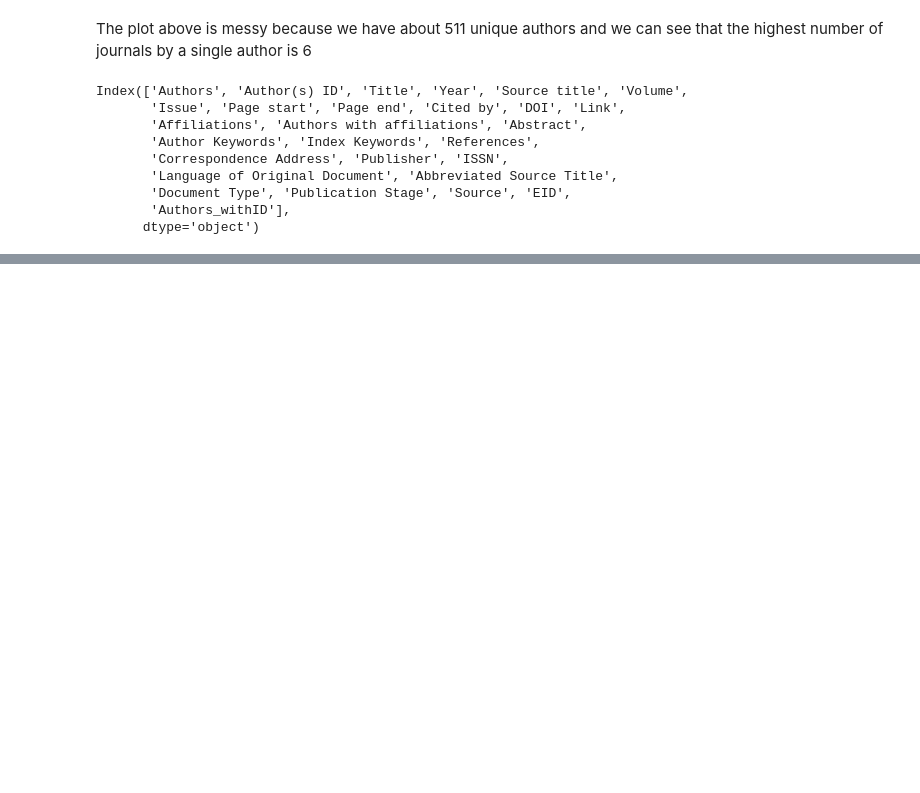
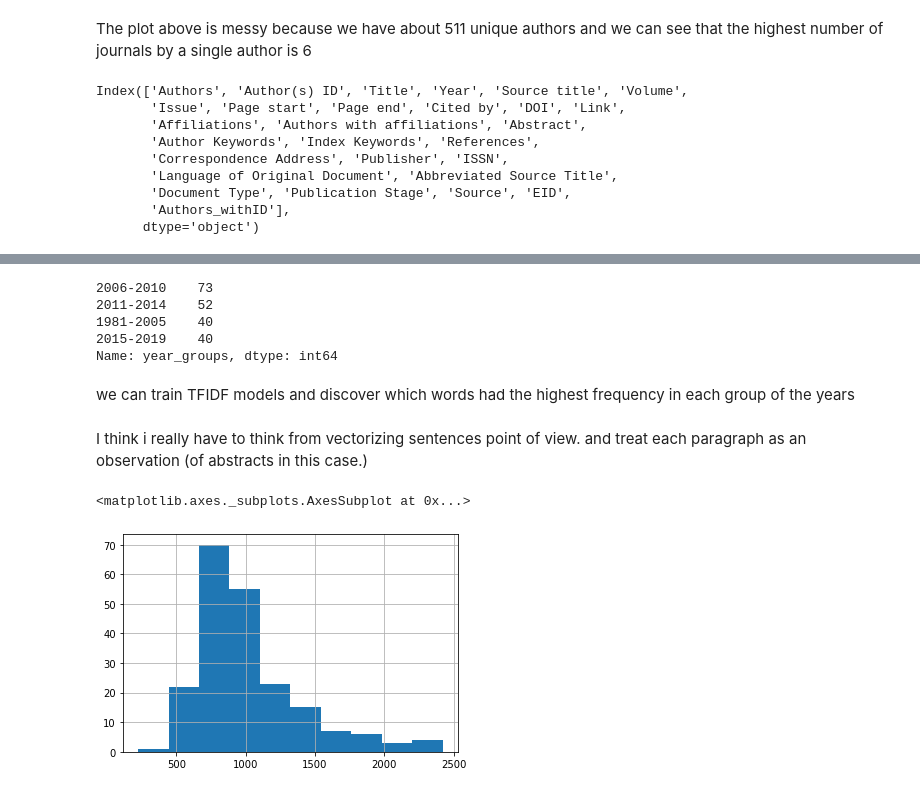
Before and after one commit to rahulgundre/HDSCWINTER-22_Premier-project, a Jupyter notebook: EDA analysis .ipynb, the cells around one changed output, grey strips where cells are left out. Cells and saved outputs as stored; diff of their text form; code cells hidden in the pictures; blank space fills up the shorter version.

Commit message:
Added some ngrams and character frequency graphs to the EDA

```diff
--- a/EDA analysis .ipynb
+++ b/EDA analysis .ipynb
@@ -364,0 +250,18 @@ IndexError: only integers, slices (`:`), ellipsis (`...`), numpy.newaxis (`None`
+# %%
+df_1["year_groups"] = pd.cut(df_1["Year"],
+                             bins = [1981, 2006, 2011, 2015, np.inf],
+                             labels = ["1981-2005", "2006-2010", "2011-2014", "2015-2019"])
+# %%
+df_1 = df_1.reset_index()
+# %%
+df_1["year_groups"].value_counts()
+# %% [output]
+2006-2010    73
+2011-2014    52
+1981-2005    40
+2015-2019    40
+Name: year_groups, dtype: int64
+# %% [markdown]
+we can train TFIDF models and discover which words had the highest frequency in each group of the years
+# %%
+df_1["Abstract"] = df["Abstract"].astype(str)
@@ -364,0 +270,7 @@ IndexError: only integers, slices (`:`), ellipsis (`...`), numpy.newaxis (`None`
+# %% [markdown]
+I think i really have to think from vectorizing sentences point of view. and treat each paragraph as an observation (of abstracts in this case.)
+# %%
+df_1["Abstract"].str.len().hist()
+# %% [output]
+<matplotlib.axes._subplots.AxesSubplot at 0x...>
+[figure, added]
```
Also changed, not shown: parts of 43 cells of this notebook.
